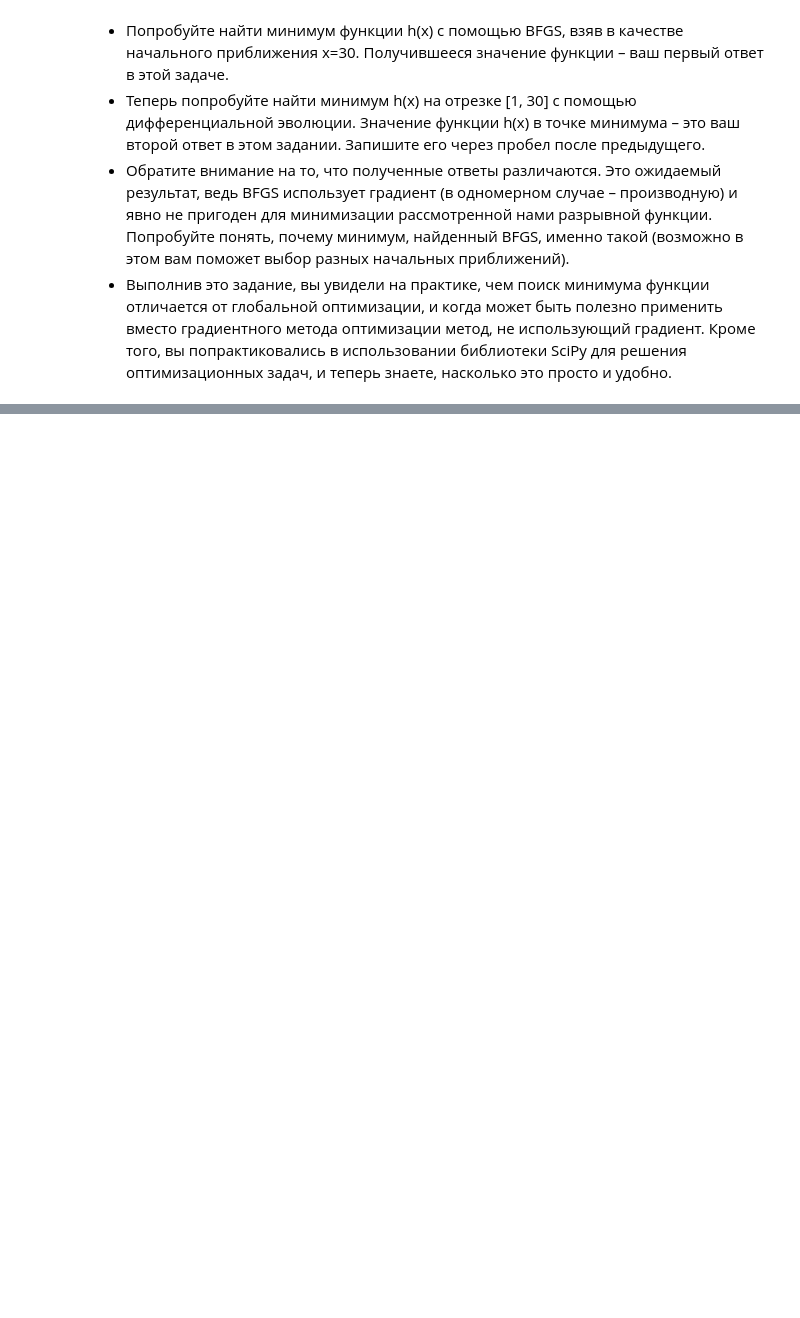
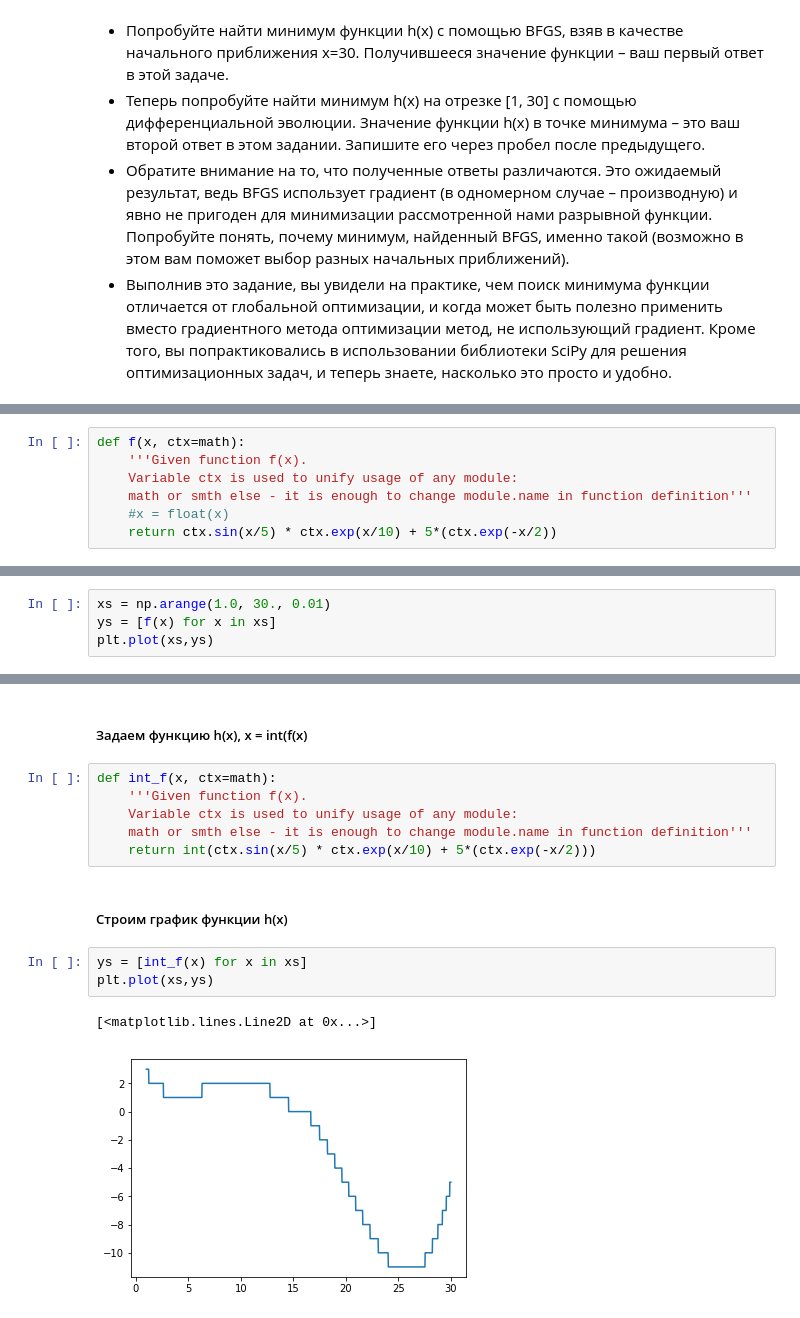
Before and after one commit to nikotinus/mashinnoye-obucheniye, a Jupyter notebook: 1-mathematics-and-python/assignment_3/assignment.ipynb, the cells around one changed output, grey strips where cells are left out. Cells and saved outputs as stored; diff of their text form; blank space fills up the shorter version.

```diff
--- a/1-mathematics-and-python/assignment_3/assignment.ipynb
+++ b/1-mathematics-and-python/assignment_3/assignment.ipynb
@@ -76,0 +63,7 @@ plt.plot(xs, ys)
+# %%
+def f(x, ctx=math):
+    '''Given function f(x).
+    Variable ctx is used to unify usage of any module:
+    math or smth else - it is enough to change module.name in function definition'''
+    #x = float(x)
+    return ctx.sin(x/5) * ctx.exp(x/10) + 5*(ctx.exp(-x/2))
@@ -76,0 +72,4 @@ plt.plot(xs, ys)
+# %%
+xs = np.arange(1.0, 30., 0.01)
+ys = [f(x) for x in xs]
+plt.plot(xs,ys)
@@ -93,0 +124,16 @@ opt.minimize(f,30, method="BFGS",).fun
+# %% [markdown]
+##### Задаем функцию h(x), x = int(f(x)
+# %%
+def int_f(x, ctx=math):
+    '''Given function f(x).
+    Variable ctx is used to unify usage of any module:
+    math or smth else - it is enough to change module.name in function definition'''
+    return int(ctx.sin(x/5) * ctx.exp(x/10) + 5*(ctx.exp(-x/2)))
+# %% [markdown]
+##### Строим график функции h(x)
+# %%
+ys = [int_f(x) for x in xs]
+plt.plot(xs,ys)
+# %% [output]
+[<matplotlib.lines.Line2D at 0x...>]
+[figure, added]
```
Also changed, not shown: parts of 16 cells of this notebook.
